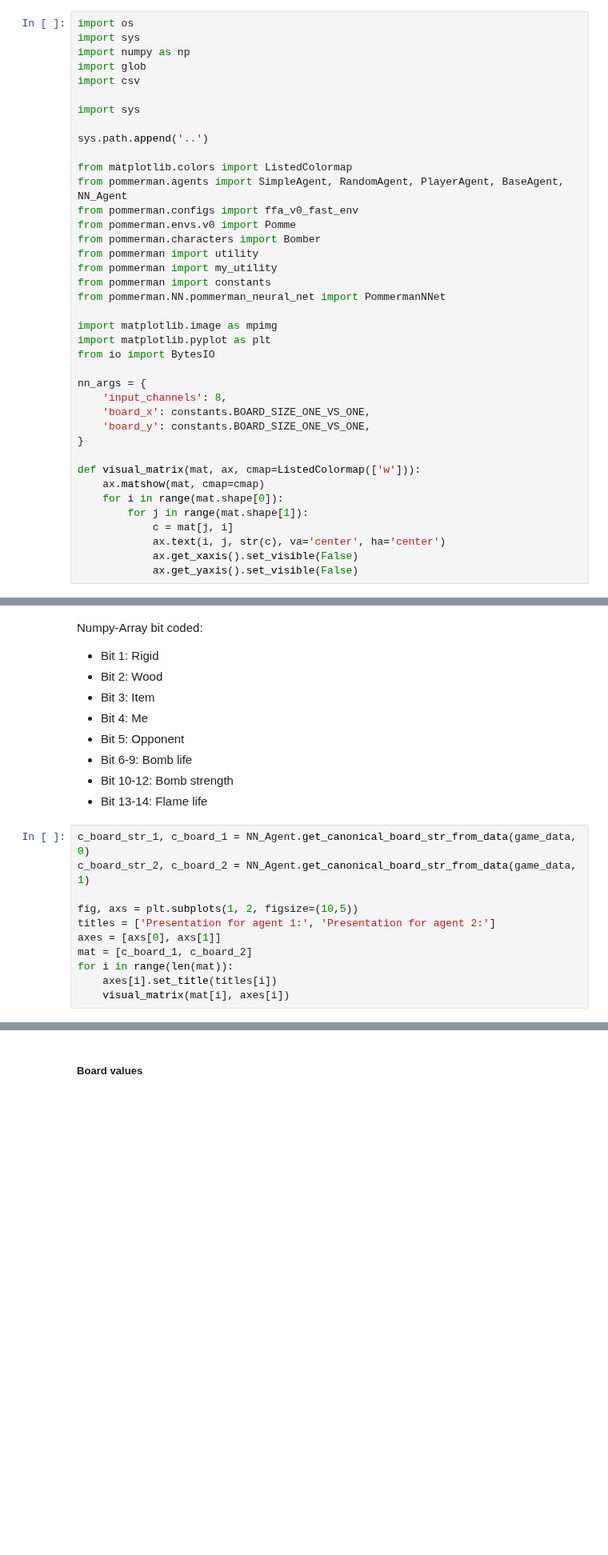
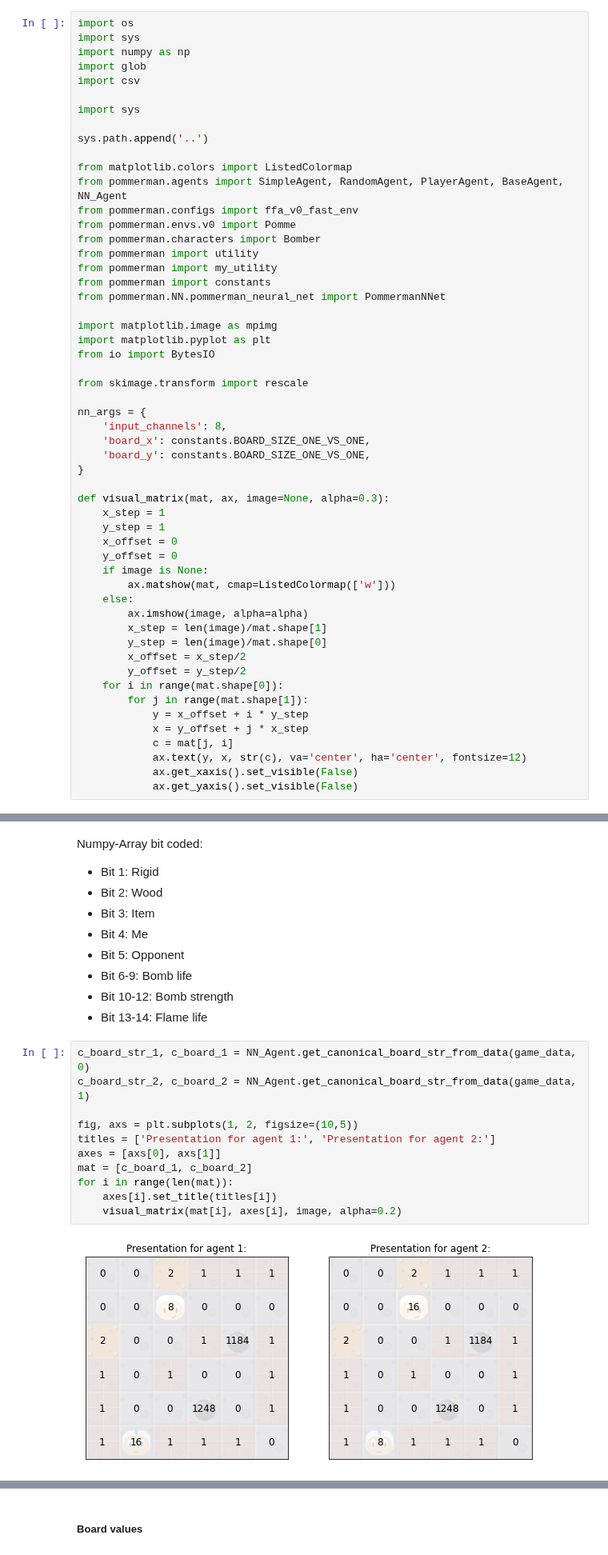
Before and after one commit to MaxU11/playground, a Jupyter notebook: notebooks/NNet_Agent.ipynb, the cells around one changed output, grey strips where cells are left out. Shown at 80% size. Saved outputs shown, nothing was run; the diff lists cells and outputs as text; blank space fills up the shorter version.

```diff
--- a/notebooks/NNet_Agent.ipynb
+++ b/notebooks/NNet_Agent.ipynb
@@ -25,18 +25,33 @@ import matplotlib.image as mpimg
 import matplotlib.pyplot as plt
 from io import BytesIO
 
+from skimage.transform import rescale
+
 nn_args = {
     'input_channels': 8,
     'board_x': constants.BOARD_SIZE_ONE_VS_ONE,
     'board_y': constants.BOARD_SIZE_ONE_VS_ONE,
 }
 
-def visual_matrix(mat, ax, cmap=ListedColormap(['w'])):
-    ax.matshow(mat, cmap=cmap)
+def visual_matrix(mat, ax, image=None, alpha=0.3):
+    x_step = 1
+    y_step = 1
+    x_offset = 0
+    y_offset = 0
+    if image is None:
+        ax.matshow(mat, cmap=ListedColormap(['w']))
+    else:
+        ax.imshow(image, alpha=alpha)
+        x_step = len(image)/mat.shape[1]
+        y_step = len(image)/mat.shape[0]
+        x_offset = x_step/2
+        y_offset = y_step/2
     for i in range(mat.shape[0]):
         for j in range(mat.shape[1]):
+            y = x_offset + i * y_step
+            x = y_offset + j * x_step
             c = mat[j, i]
-            ax.text(i, j, str(c), va='center', ha='center')
+            ax.text(y, x, str(c), va='center', ha='center', fontsize=12)
             ax.get_xaxis().set_visible(False)
             ax.get_yaxis().set_visible(False)
 # %% [markdown]
@@ -100,14 +118,16 @@ Numpy-Array bit coded:
 # %%
 c_board_str_1, c_board_1 = NN_Agent.get_canonical_board_str_from_data(game_data, 0)
 c_board_str_2, c_board_2 = NN_Agent.get_canonical_board_str_from_data(game_data, 1)
 
 fig, axs = plt.subplots(1, 2, figsize=(10,5))
 titles = ['Presentation for agent 1:', 'Presentation for agent 2:']
 axes = [axs[0], axs[1]]
 mat = [c_board_1, c_board_2]
 for i in range(len(mat)):
     axes[i].set_title(titles[i])
-    visual_matrix(mat[i], axes[i])
+    visual_matrix(mat[i], axes[i], image, alpha=0.2)
+# %% [output]
+[figure, added]
 # %% [markdown]
 <h4>NNet-Input</h4>
 
```
Also changed, not shown: parts of 5 cells of this notebook, 1 other file.
